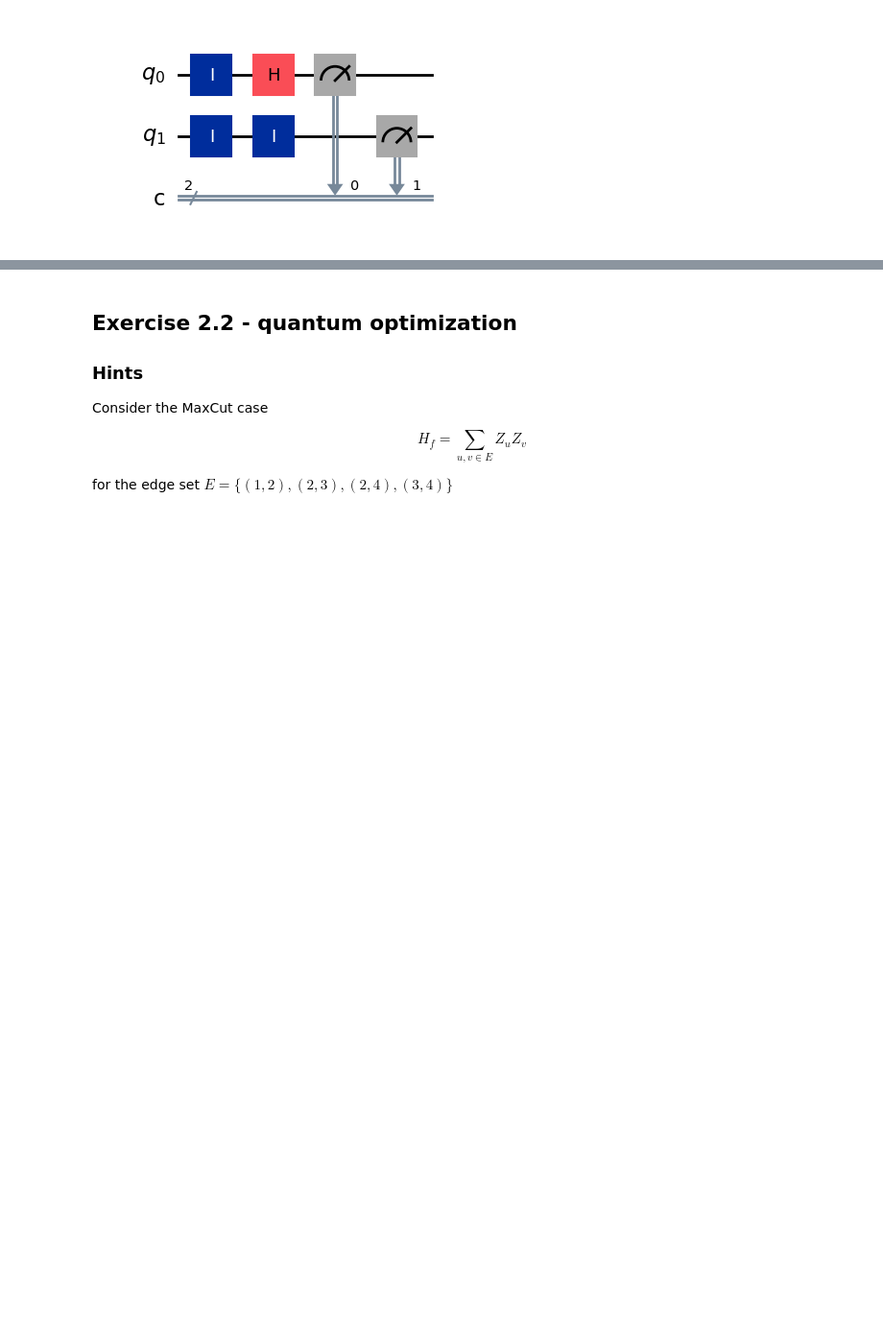
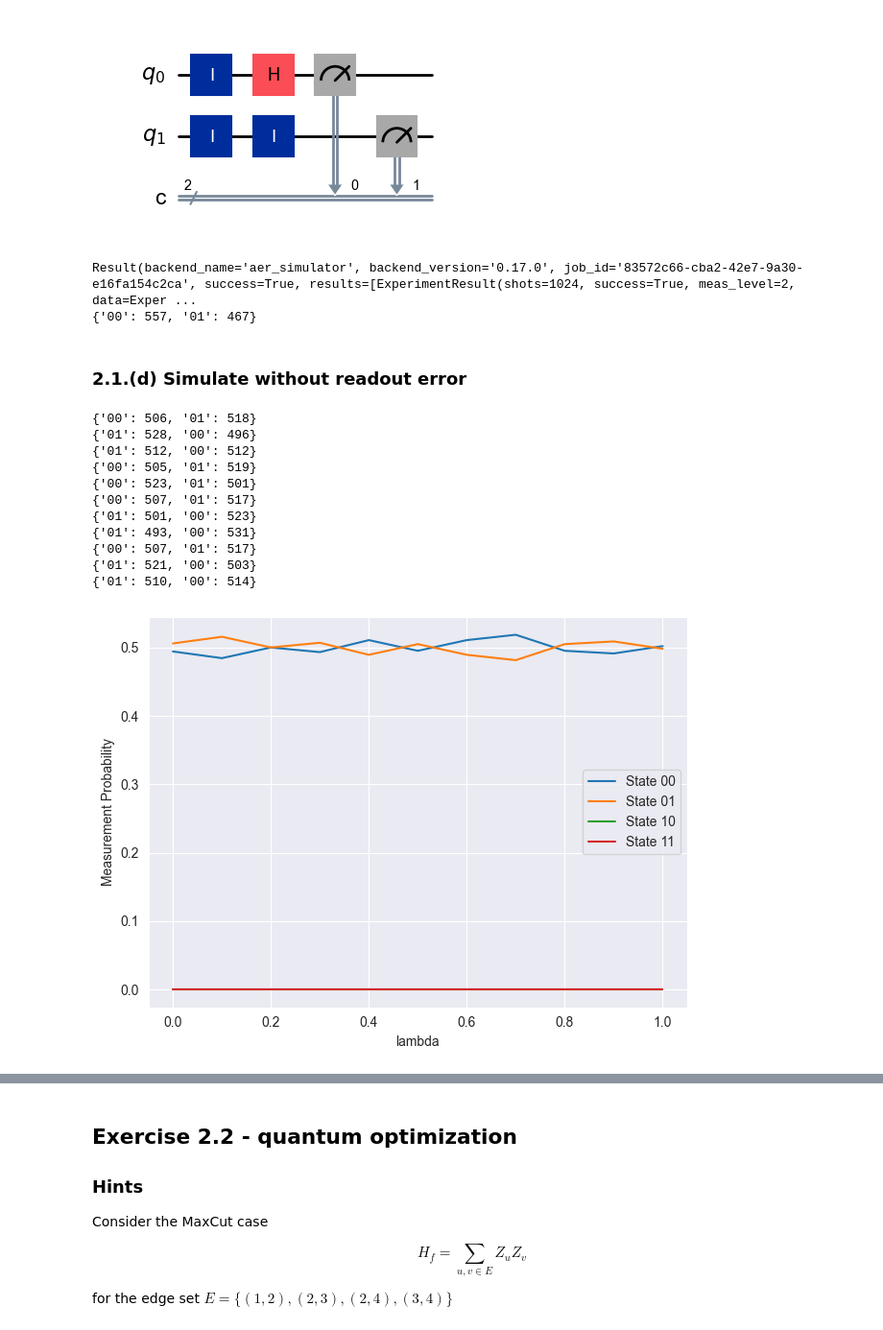
Before and after one commit to wghaotian/programming-exercises, a Jupyter notebook: 2025-summer-rwth/template-exercise-02.ipynb, the cells around one changed output, grey strips where cells are left out. Shown at 96% size. Cells and saved outputs as stored; diff of their text form; code cells hidden in the pictures; blank space fills up the shorter version.

```diff
--- a/2025-summer-rwth/template-exercise-02.ipynb
+++ b/2025-summer-rwth/template-exercise-02.ipynb
@@ -50,3 +54,64 @@ p1given0 = 0.05
 error_readout = ReadoutError([[1 - p1given0, p1given0], [p0given1, 1 - p0given1]])
 # %%
 # ... build noise model here
+noise_model = NoiseModel()
+noise_model.add_all_qubit_quantum_error(error_1, ['id', 'h'])
+
+sim_noise = AerSimulator(noise_model=noise_model)
+circuit_with_noise = transpile(circuit, sim_noise)
+result = sim_noise.run(circuit_with_noise).result()
+print(result)
+counts = result.get_counts(0)
+
+print(counts)
+# %% [output]
+Result(backend_name='aer_simulator', backend_version='0.17.0', job_id='83572c66-cba2-42e7-9a30-e16fa154c2ca', success=True, results=[ExperimentResult(shots=1024, success=True, meas_level=2, data=Exper ...
+{'00': 557, '01': 467}
+# %% [markdown]
+### 2.1.(d) Simulate without readout error
+# %%
+
+
+ps = [0.0, 0.1, 0.2, 0.3, 0.4, 0.5, 0.6, 0.7, 0.8, 0.9, 1.0]
+# ps = np.linspace(0, 1, 100)
+prob_results = {"00":[], "01":[], "10":[], "11":[]}
+for p in ps:
+    error_1 = depolarizing_error(p, 1)
+    noise_model = NoiseModel()
+    noise_model.add_all_qubit_quantum_error(error_1, ['id', 'h'])
+    sim_noise = AerSimulator(noise_model=noise_model)
+    circuit_with_noise = transpile(circuit, sim_noise)
+    result = sim_noise.run(circuit_with_noise, total_shots = 1000).result()
+    counts = result.get_counts()
+    print(counts)
+    total_shots = sum(counts.values())
+    probs = {state: count / total_shots for state, count in counts.items()}
+    for state in prob_results:
+        if state in probs:
+            prob_results[state].append(probs[state])
+        else:
+            prob_results[state].append(0.0)
+
+for bitstring, prob_list in prob_results.items():
+    plt.plot(ps, prob_list, label=f"State {bitstring}")
+
+plt.xlabel("lambda")
+plt.ylabel("Measurement Probability")
+plt.legend()
+plt.grid(True)
+plt.tight_layout()
+plt.show()
+## The plot seems a bit weird, does not correspond to the analytical results.
+# %% [output]
+{'00': 506, '01': 518}
+{'01': 528, '00': 496}
+{'01': 512, '00': 512}
+{'00': 505, '01': 519}
+{'00': 523, '01': 501}
+{'00': 507, '01': 517}
+{'01': 501, '00': 523}
+{'01': 493, '00': 531}
+{'00': 507, '01': 517}
+{'01': 521, '00': 503}
+{'01': 510, '00': 514}
+[figure, added]
```
Also changed, not shown: parts of 5 cells of this notebook.
